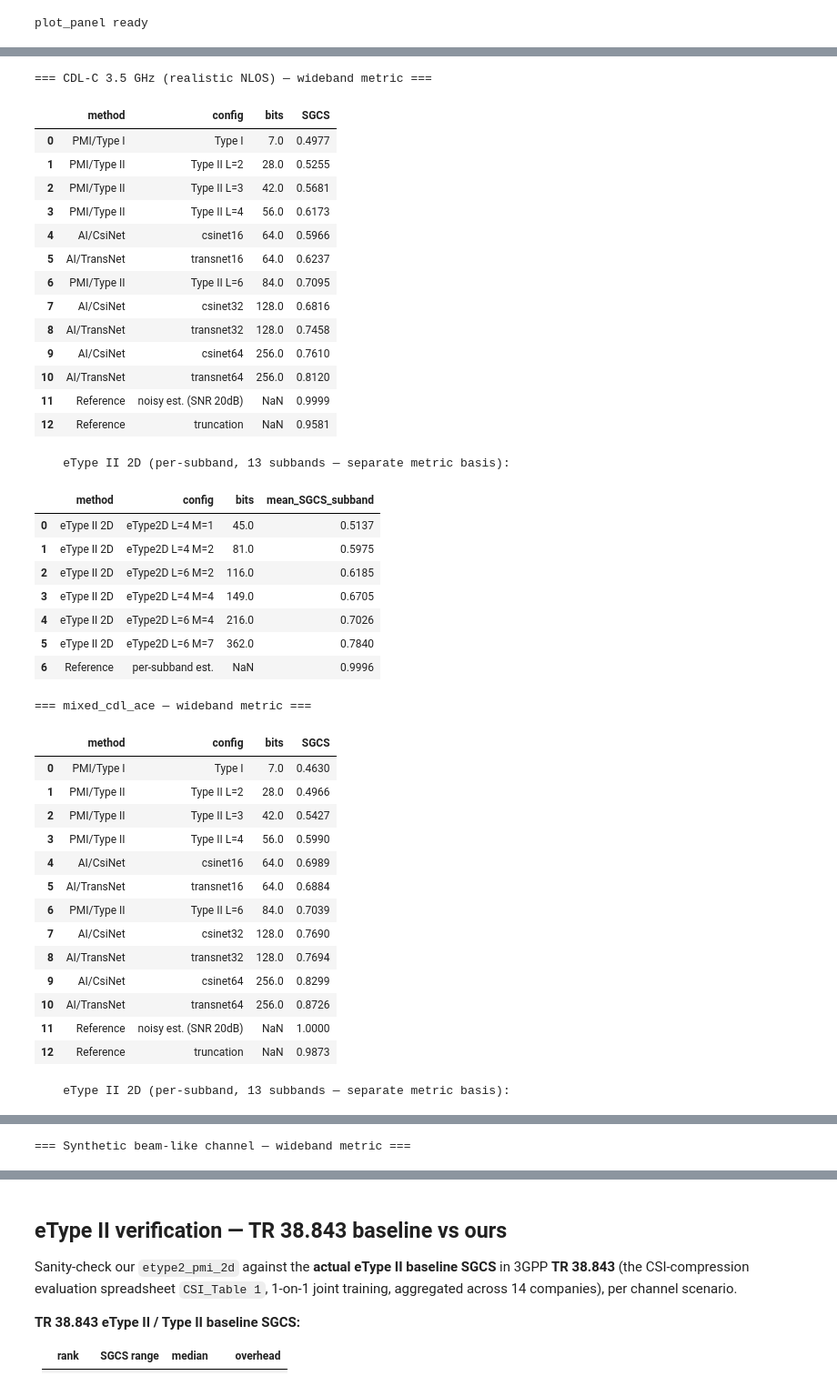
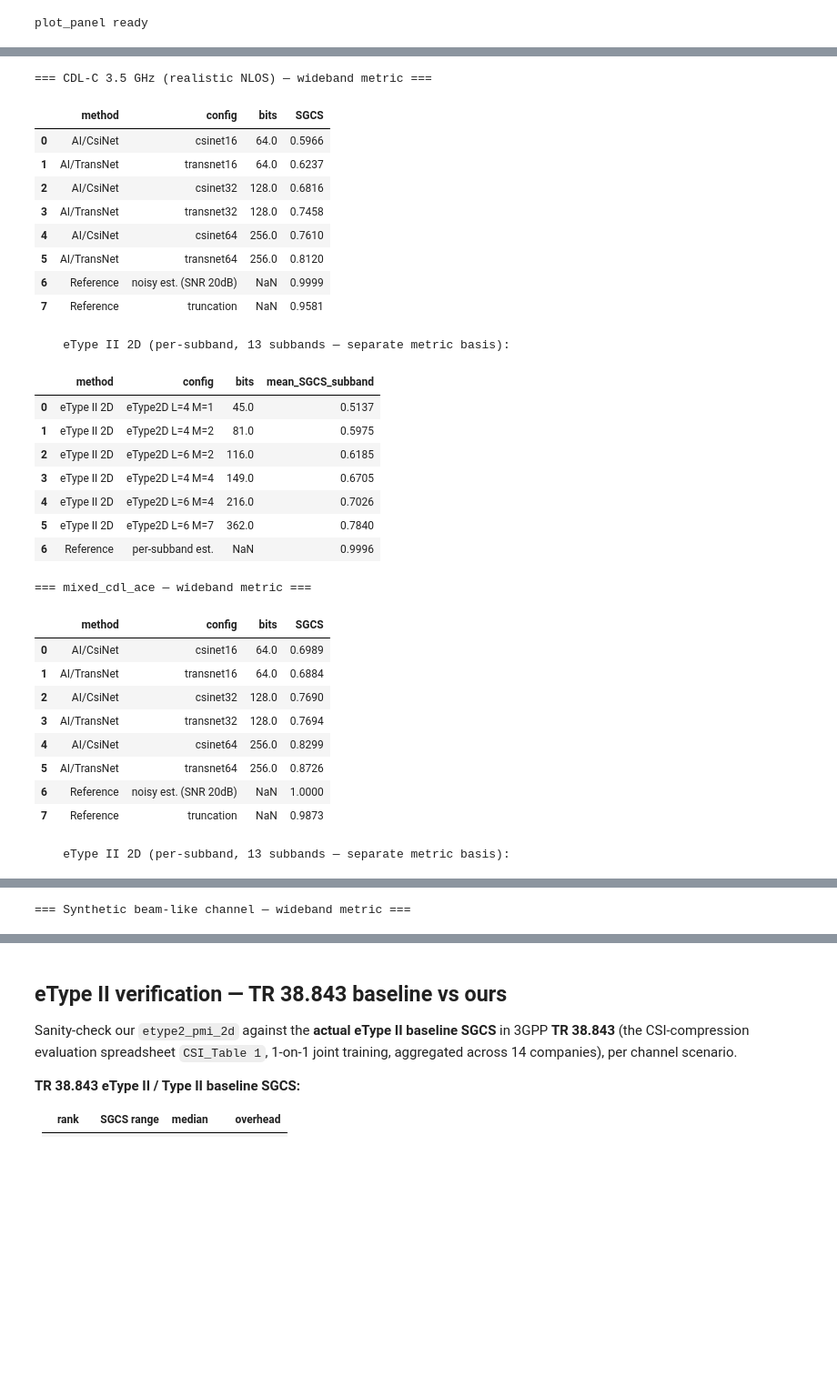
Before and after one commit to CheeseFondueChamchi/ai-csi-feedback, a Jupyter notebook: notebooks/comparison.ipynb, the cells around one changed output, grey strips where cells are left out. Shown at 91% size. Cells and saved outputs as stored; diff of their text form; code cells hidden in the pictures; blank space fills up the shorter version.

```diff
--- a/notebooks/comparison.ipynb
+++ b/notebooks/comparison.ipynb
@@ -177,7 +179,7 @@ def plot_etype2d_panel(ax, ch, title):
 
 
 def plot_panel(ax, ch, title):
-    '''Draw one comparison panel: AI families vs PMI codebook families.'''
+    '''Draw one comparison panel: AI families (wideband SGCS frontier).'''
     # --- AI frontiers per family (CsiNet vs TransNet) ---
     for fam, front in ch['ai_frontier'].items():
         col, mk = AI_STYLE.get(fam, ('#4C9BE8', 'o'))
@@ -186,12 +188,6 @@ def plot_panel(ax, ch, title):
         for pts in ch['ai_by_family'].get(fam, {}).values():   # faint operating points
             ax.scatter([p[0] for p in pts], [p[1] for p in pts], s=16,
                        color=col, alpha=0.30, zorder=3)
-
-    # --- PMI codebook families (Type I / Type II / eType II) ---
-    for fam, pts in ch['pmi_by_family'].items():
-        col, mk = PMI_STYLE.get(fam, ('#888888', '^'))
-        ax.plot([p[1] for p in pts], [p[2] for p in pts], marker=mk, ls='-',
-                color=col, lw=1.6, ms=6, zorder=4, label=f'PMI: {fam}')
 
     # --- references ---
     if not np.isnan(ch['sgcs_trunc']):
@@ -220,8 +216,8 @@ else:
         disp = LABEL_DISPLAY.get(lbl, lbl)
         plot_panel(axes[0][j], ch, disp)
         plot_etype2d_panel(axes[1][j], ch, disp)
-    fig.suptitle('Top: wideband PMI (Type I/II) vs AI  |  '
-                 'Bottom: true 2D eType II (per-subband metric)',
+    fig.suptitle('Top: AI encoder SGCS-vs-bits (wideband)  |  '
+                 'Bottom: eType II 2D codebook (per-subband metric)',
                  fontsize=12, fontweight='bold', y=1.005)
     plt.tight_layout()
     plt.show()
@@ -233,9 +229,6 @@ import pandas as pd
 # ── per-channel SGCS-vs-bits summary (codebook families + AI families) ──────
 for lbl, ch in channels.items():
     rows = []
-    for fam, pts in ch['pmi_by_family'].items():
-        for scheme, bits, sgcs in pts:
-            rows.append({'method': f'PMI/{fam}', 'config': scheme, 'bits': bits, 'SGCS': sgcs})
     for fam, archs in ch['ai_by_family'].items():
         for arch, pts in archs.items():
             best = max(pts, key=lambda p: p[1])
@@ -251,46 +244,41 @@ for lbl, ch in channels.items():
     display(df.round(4))
 
     # eType II 2D — separate table (per-subband mean SGCS, NOT comparable to above)
     e2d = ch.get('etype2d', [])
     if e2d:
         e2d_rows = [{'method': 'eType II 2D', 'config': sch, 'bits': b, 'mean_SGCS_subband': s}
                     for sch, b, s in e2d]
         if not np.isnan(ch.get('sgcs_sb_est', np.nan)):
             e2d_rows.append({'method': 'Reference', 'config': 'per-subband est.',
                              'bits': np.nan, 'mean_SGCS_subband': ch['sgcs_sb_est']})
         e2d_df = pd.DataFrame(e2d_rows).sort_values(['bits'], na_position='last').reset_index(drop=True)
         print(f'    eType II 2D (per-subband, {ch.get("n_subband",0)} subbands — separate metric basis):')
         display(e2d_df.round(4))
 
 # ── model complexity table (params + estimated FLOPs) ──────────────────────
 cx_rows, seen = [], set()
 for ch in channels.values():
     for arch, c in ch['complexity'].items():
         if arch in seen:
             continue
         seen.add(arch)
         cx_rows.append({'arch': arch, 'family': c['cls'], 'n_code': c['n_code'],
                         'params': c['params'], 'MFLOP': round(c['flops'] / 1e6, 2)})
 if cx_rows:
     cx = pd.DataFrame(cx_rows).sort_values(['family', 'n_code']).reset_index(drop=True)
     print('\n=== Model complexity (encoder+decoder) ===')
     display(cx)
 # %% [output]
 === CDL-C 3.5 GHz (realistic NLOS) — wideband metric ===
 |  | method | config | bits | SGCS |
-| 0 | PMI/Type I | Type I | 7.0 | 0.4977 |
-| 1 | PMI/Type II | Type II L=2 | 28.0 | 0.5255 |
-| 2 | PMI/Type II | Type II L=3 | 42.0 | 0.5681 |
-| 3 | PMI/Type II | Type II L=4 | 56.0 | 0.6173 |
-| 4 | AI/CsiNet | csinet16 | 64.0 | 0.5966 |
-| 5 | AI/TransNet | transnet16 | 64.0 | 0.6237 |
-| 6 | PMI/Type II | Type II L=6 | 84.0 | 0.7095 |
-| 7 | AI/CsiNet | csinet32 | 128.0 | 0.6816 |
-| 8 | AI/TransNet | transnet32 | 128.0 | 0.7458 |
-| 9 | AI/CsiNet | csinet64 | 256.0 | 0.7610 |
-| 10 | AI/TransNet | transnet64 | 256.0 | 0.8120 |
-| 11 | Reference | noisy est. (SNR 20dB) | NaN | 0.9999 |
-| 12 | Reference | truncation | NaN | 0.9581 |
+| 0 | AI/CsiNet | csinet16 | 64.0 | 0.5966 |
+| 1 | AI/TransNet | transnet16 | 64.0 | 0.6237 |
+| 2 | AI/CsiNet | csinet32 | 128.0 | 0.6816 |
+| 3 | AI/TransNet | transnet32 | 128.0 | 0.7458 |
+| 4 | AI/CsiNet | csinet64 | 256.0 | 0.7610 |
+| 5 | AI/TransNet | transnet64 | 256.0 | 0.8120 |
+| 6 | Reference | noisy est. (SNR 20dB) | NaN | 0.9999 |
+| 7 | Reference | truncation | NaN | 0.9581 |
     eType II 2D (per-subband, 13 subbands — separate metric basis):
 |  | method | config | bits | mean_SGCS_subband |
 | 0 | eType II 2D | eType2D L=4 M=1 | 45.0 | 0.5137 |
@@ -302,19 +290,14 @@ if cx_rows:
 | 6 | Reference | per-subband est. | NaN | 0.9996 |
 === mixed_cdl_ace — wideband metric ===
 |  | method | config | bits | SGCS |
-| 0 | PMI/Type I | Type I | 7.0 | 0.4630 |
-| 1 | PMI/Type II | Type II L=2 | 28.0 | 0.4966 |
-| 2 | PMI/Type II | Type II L=3 | 42.0 | 0.5427 |
-| 3 | PMI/Type II | Type II L=4 | 56.0 | 0.5990 |
-| 4 | AI/CsiNet | csinet16 | 64.0 | 0.6989 |
-| 5 | AI/TransNet | transnet16 | 64.0 | 0.6884 |
-| 6 | PMI/Type II | Type II L=6 | 84.0 | 0.7039 |
-| 7 | AI/CsiNet | csinet32 | 128.0 | 0.7690 |
-| 8 | AI/TransNet | transnet32 | 128.0 | 0.7694 |
-| 9 | AI/CsiNet | csinet64 | 256.0 | 0.8299 |
-| 10 | AI/TransNet | transnet64 | 256.0 | 0.8726 |
-| 11 | Reference | noisy est. (SNR 20dB) | NaN | 1.0000 |
-| 12 | Reference | truncation | NaN | 0.9873 |
+| 0 | AI/CsiNet | csinet16 | 64.0 | 0.6989 |
+| 1 | AI/TransNet | transnet16 | 64.0 | 0.6884 |
+| 2 | AI/CsiNet | csinet32 | 128.0 | 0.7690 |
+| 3 | AI/TransNet | transnet32 | 128.0 | 0.7694 |
+| 4 | AI/CsiNet | csinet64 | 256.0 | 0.8299 |
+| 5 | AI/TransNet | transnet64 | 256.0 | 0.8726 |
+| 6 | Reference | noisy est. (SNR 20dB) | NaN | 1.0000 |
+| 7 | Reference | truncation | NaN | 0.9873 |
     eType II 2D (per-subband, 13 subbands — separate metric basis):
 |  | method | config | bits | mean_SGCS_subband |
 | 0 | eType II 2D | eType2D L=4 M=1 | 45.0 | 0.6574 |
```
Also changed, not shown: parts of 5 cells of this notebook, 1 other file.
